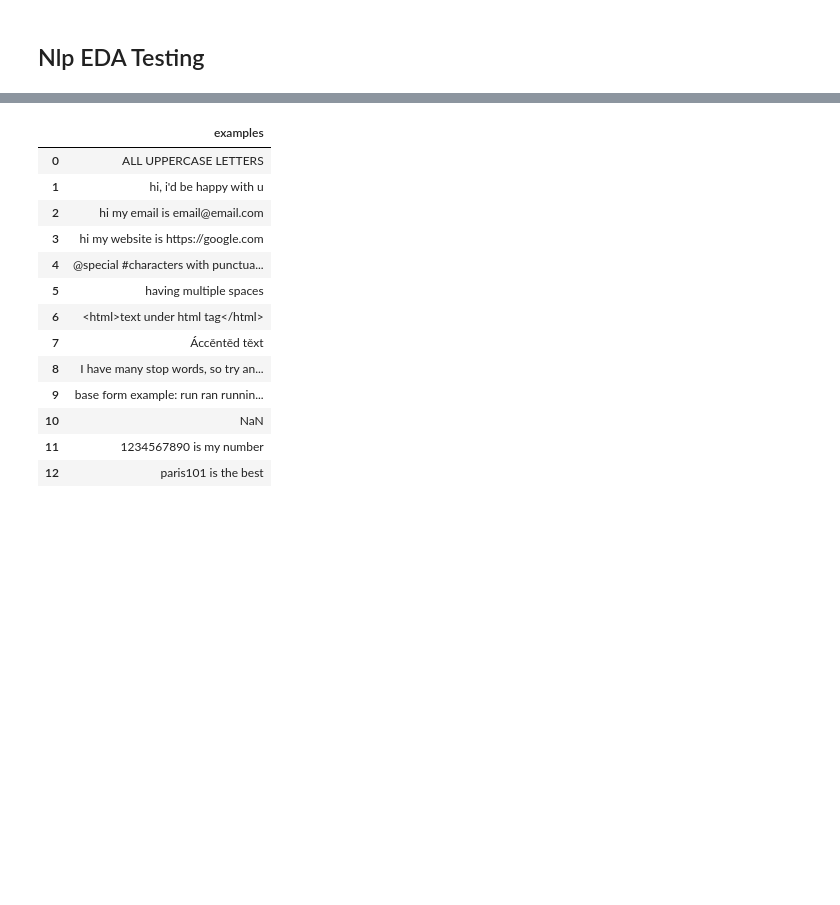
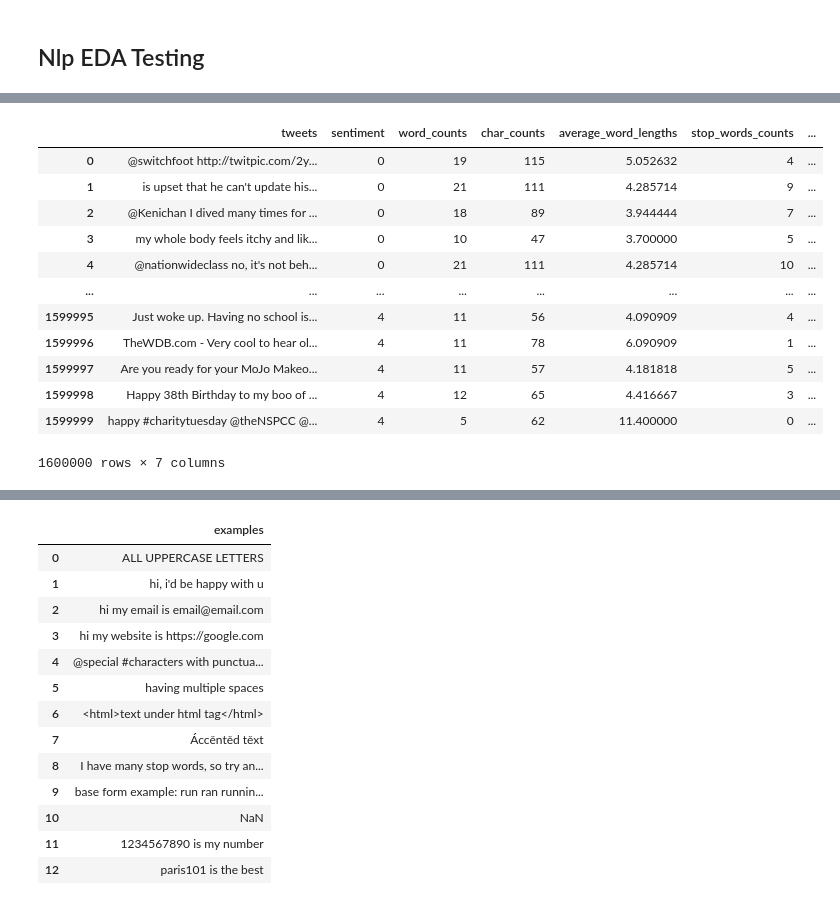
Before and after one commit to Elysian01/Data-Purifier, a Jupyter notebook: test.ipynb, the cells around one changed output, grey strips where cells are left out. Saved outputs shown, nothing was run; the diff lists cells and outputs as text; code cells hidden in the pictures; blank space fills up the shorter version.

```diff
--- a/test.ipynb
+++ b/test.ipynb
@@ -17,8 +17,13 @@ from datapurifier import Nlpurifier
 # %% [markdown]
 ## Nlp EDA Testing
 # %%
-nlp_df = pd.read_csv("datasets/twitter16m.csv", header=None, encoding='latin-1')
-nlp_df = nlp_df[[5,0]] # selecting only the tweets column and the sentiment
-nlp_df.columns = ["tweets","sentiment"]
+# nlp_df = pd.read_csv("datasets/twitter16m.csv", header=None, encoding='latin-1')
+# nlp_df = nlp_df[[5,0]] # selecting only the tweets column and the sentiment
+# nlp_df.columns = ["tweets","sentiment"]
+# nlp_df.head()
+
+nlp_df = pd.read_csv("datasets/womens_clothing_e-commerce_reviews.csv")
+nlp_df = nlp_df[["Review Text", "Positive Feedback Count"]]
+nlp_df.columns = ["review", "rating"]
 nlp_df.head()
 # %% [output]
@@ -31,4 +42,3 @@ nlp_df.head()
 # %%
-# %%time
 # eda = Nlpeda(nlp_df, "tweets", explore="basic")
-# eda.df
+eda = Nlpeda(nlp_df, "review", explore="basic")
@@ -34,0 +54,16 @@ nlp_df.head()
+# %%
+eda.df
+# %% [output]
+|  | tweets | sentiment | word_counts | char_counts | average_word_lengths | stop_words_counts | ... |
+| 0 | @switchfoot http://twitpic.com/2y... | 0 | 19 | 115 | 5.052632 | 4 | ... |
+| 1 | is upset that he can't update his... | 0 | 21 | 111 | 4.285714 | 9 | ... |
+| 2 | @Kenichan I dived many times for ... | 0 | 18 | 89 | 3.944444 | 7 | ... |
+| 3 | my whole body feels itchy and lik... | 0 | 10 | 47 | 3.700000 | 5 | ... |
+| 4 | @nationwideclass no, it's not beh... | 0 | 21 | 111 | 4.285714 | 10 | ... |
+| ... | ... | ... | ... | ... | ... | ... | ... |
+| 1599995 | Just woke up. Having no school is... | 4 | 11 | 56 | 4.090909 | 4 | ... |
+| 1599996 | TheWDB.com - Very cool to hear ol... | 4 | 11 | 78 | 6.090909 | 1 | ... |
+| 1599997 | Are you ready for your MoJo Makeo... | 4 | 11 | 57 | 4.181818 | 5 | ... |
+| 1599998 | Happy 38th Birthday to my boo of ... | 4 | 12 | 65 | 4.416667 | 3 | ... |
+| 1599999 | happy #charitytuesday @theNSPCC @... | 4 | 5 | 62 | 11.400000 | 0 | ... |
+1600000 rows × 7 columns
```
Also changed, not shown: parts of 4 cells of this notebook, 5 other files.
